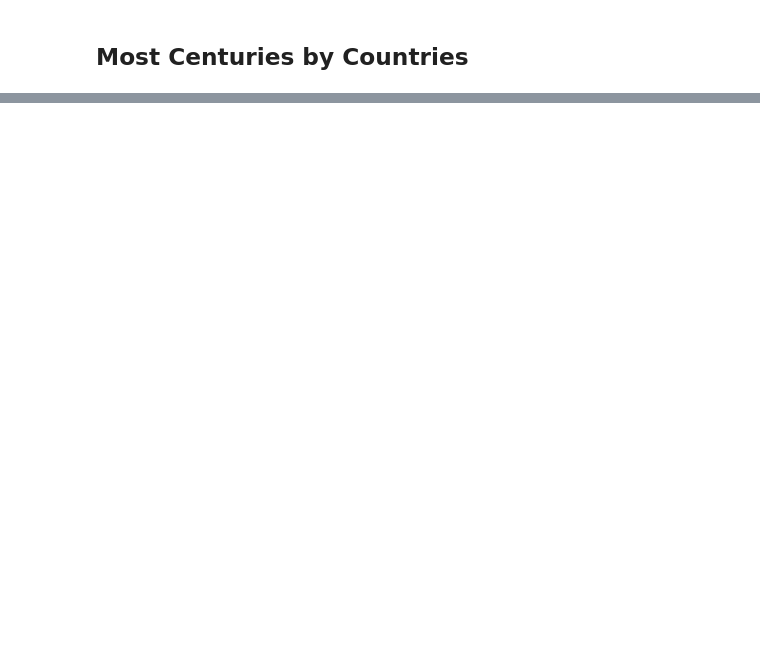
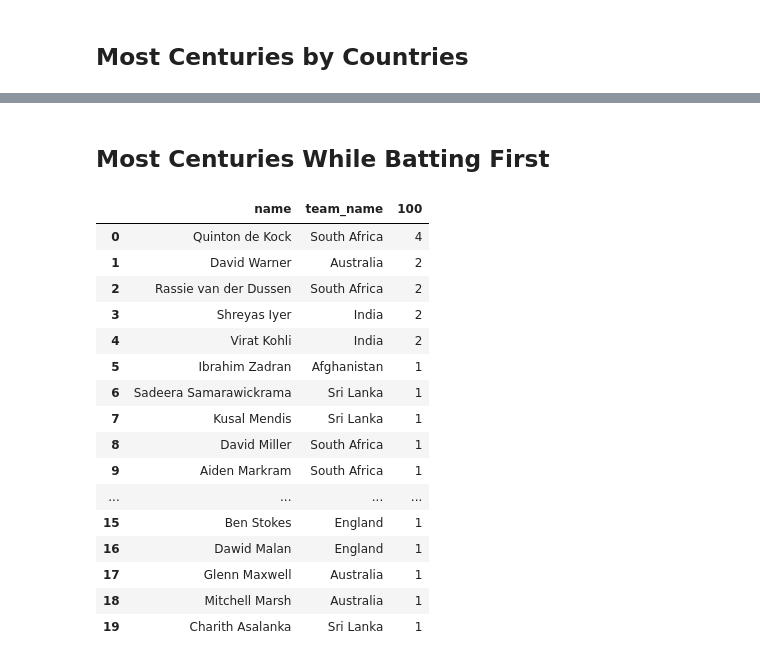
Before and after one commit to Shaheer-Imam/Cricket-World-Cup, a Jupyter notebook: EDA/World_Cup_Batting_Analysis.ipynb, the cells around one changed output, grey strips where cells are left out. Cells and saved outputs as stored; diff of their text form; code cells hidden in the pictures; blank space fills up the shorter version.

Commit message:
Batting Analysis

```diff
--- a/EDA/World_Cup_Batting_Analysis.ipynb
+++ b/EDA/World_Cup_Batting_Analysis.ipynb
@@ -167,0 +211,37 @@ for index, row in centuries_by_countries.iterrows():
+# %% [markdown]
+## Most Centuries While Batting First
+# %%
+batting_first = (
+    match_scores_df[(match_scores_df["innings"] == 1) & (match_scores_df["runs"] >= 100)].groupby("player_id")
+    .agg(
+        **{
+            "100": ("runs", "size"),
+            "innings": ("player_id", "size"),
+        }
+    )
+    .sort_values(by="100", ascending=False)
+)
+
+centuries_batting_first = pd.merge(
+    batting_first, players_df[["player_id", "name", "team_name"]], on="player_id"
+)
+
+centuries_batting_first[["name", "team_name", "100"]]
+# %% [output]
+|  | name | team_name | 100 |
+| 0 | Quinton de Kock | South Africa | 4 |
+| 1 | David Warner | Australia | 2 |
+| 2 | Rassie van der Dussen | South Africa | 2 |
+| 3 | Shreyas Iyer | India | 2 |
+| 4 | Virat Kohli | India | 2 |
+| 5 | Ibrahim Zadran | Afghanistan | 1 |
+| 6 | Sadeera Samarawickrama | Sri Lanka | 1 |
+| 7 | Kusal Mendis | Sri Lanka | 1 |
+| 8 | David Miller | South Africa | 1 |
+| 9 | Aiden Markram | South Africa | 1 |
+| ... | ... | ... | ... |
+| 15 | Ben Stokes | England | 1 |
+| 16 | Dawid Malan | England | 1 |
+| 17 | Glenn Maxwell | Australia | 1 |
+| 18 | Mitchell Marsh | Australia | 1 |
+| 19 | Charith Asalanka | Sri Lanka | 1 |
```
Also changed, not shown: parts of 8 cells of this notebook.
